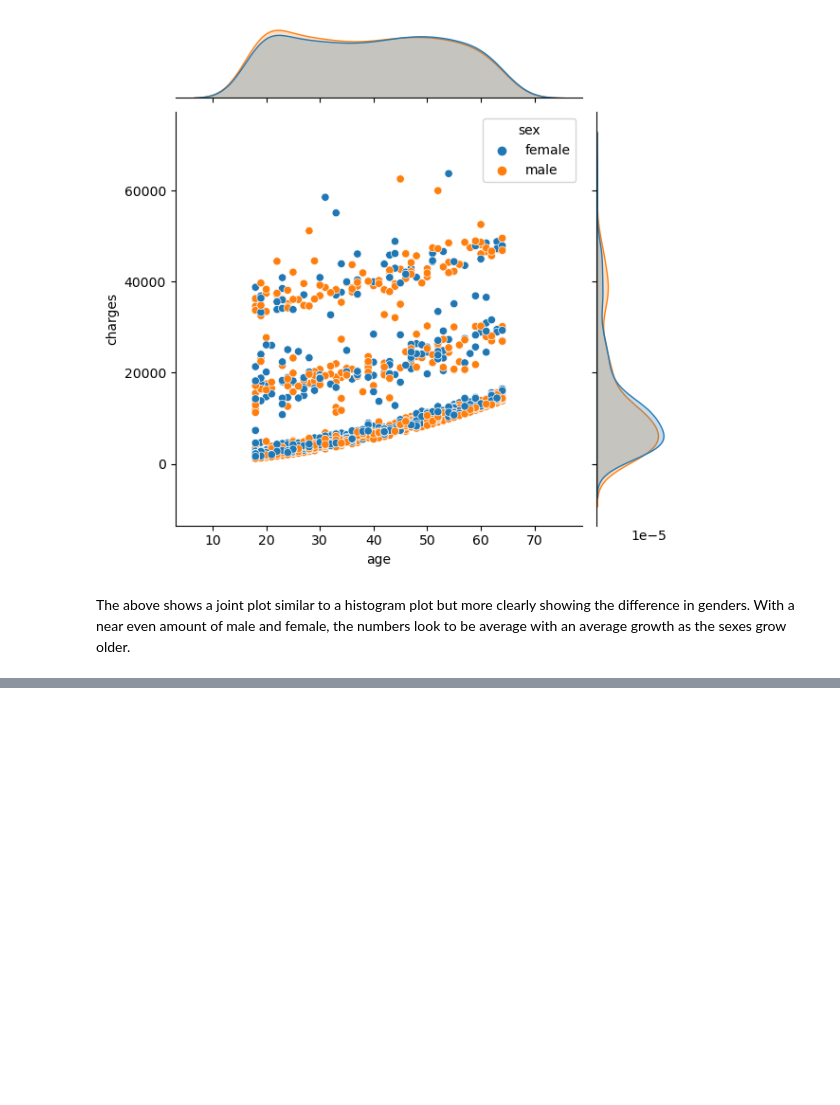
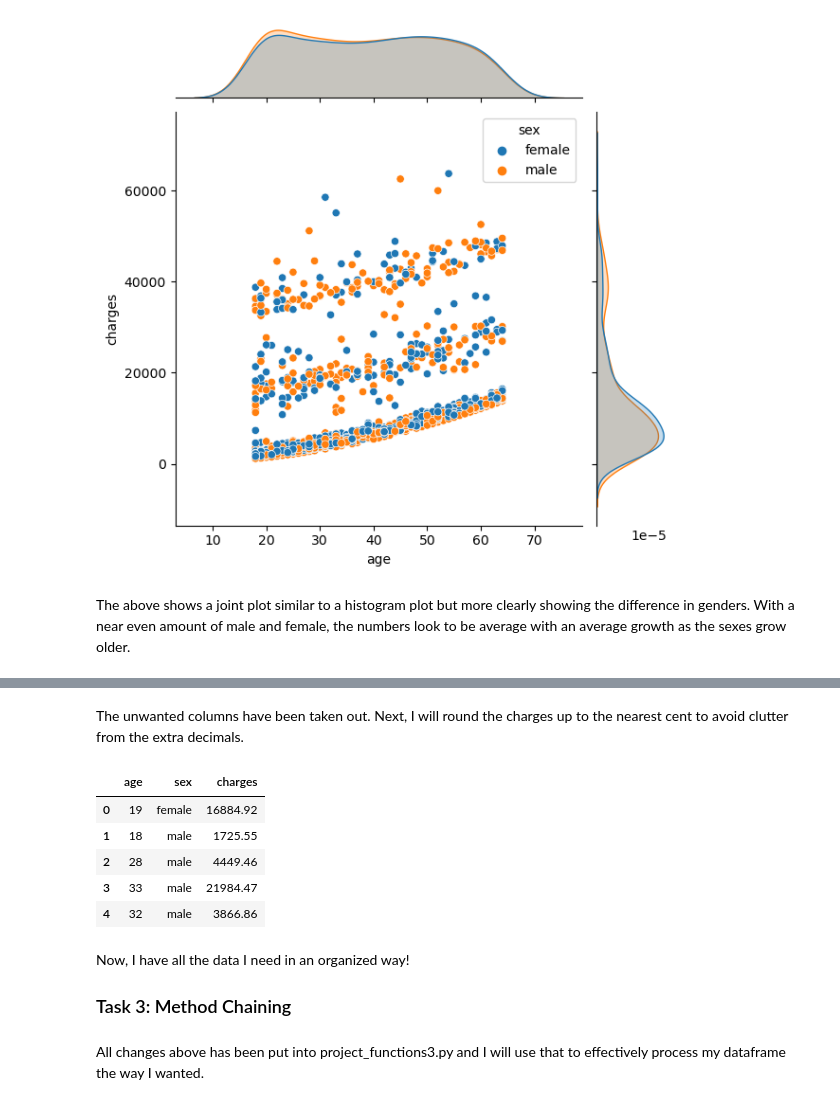
Before and after one commit to ubco-W2022T1-cosc301/project-group44, a Jupyter notebook: notebooks/analysis3.ipynb, the cells around one changed output, grey strips where cells are left out. Drawn from its saved outputs; the diff is of its cells as text; code cells hidden in the pictures; blank space fills up the shorter version.

```diff
--- a/notebooks/analysis3.ipynb
+++ b/notebooks/analysis3.ipynb
@@ -93,0 +125,18 @@ The above shows a joint plot similar to a histogram plot but more clearly showin
+# %% [markdown]
+The unwanted columns have been taken out. Next, I will round the charges up to the nearest cent to avoid clutter from the extra decimals.
+# %%
+dfClean['charges'] = dfClean['charges'].round(decimals = 2)
+dfClean.head()
+# %% [output]
+|  | age | sex | charges |
+| 0 | 19 | female | 16884.92 |
+| 1 | 18 | male | 1725.55 |
+| 2 | 28 | male | 4449.46 |
+| 3 | 33 | male | 21984.47 |
+| 4 | 32 | male | 3866.86 |
+# %% [markdown]
+Now, I have all the data I need in an organized way!
+
+### Task 3: Method Chaining
+# %% [markdown]
+All changes above has been put into project_functions3.py and I will use that to effectively process my dataframe the way I wanted.
```
Also changed, not shown: parts of 12 cells of this notebook, 1 other file.
